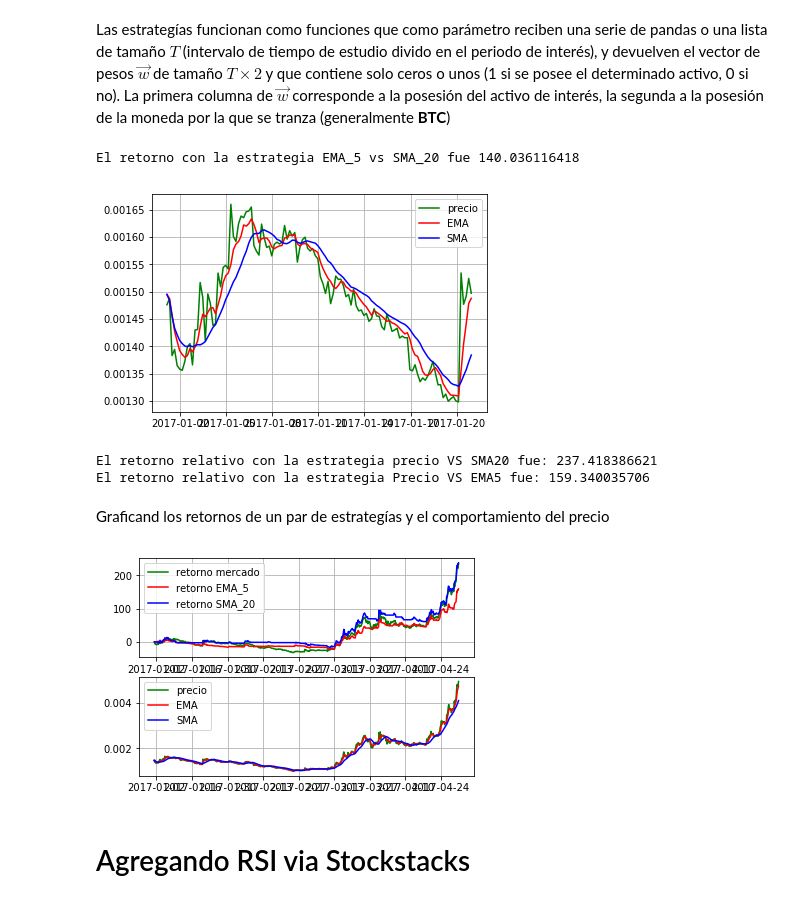
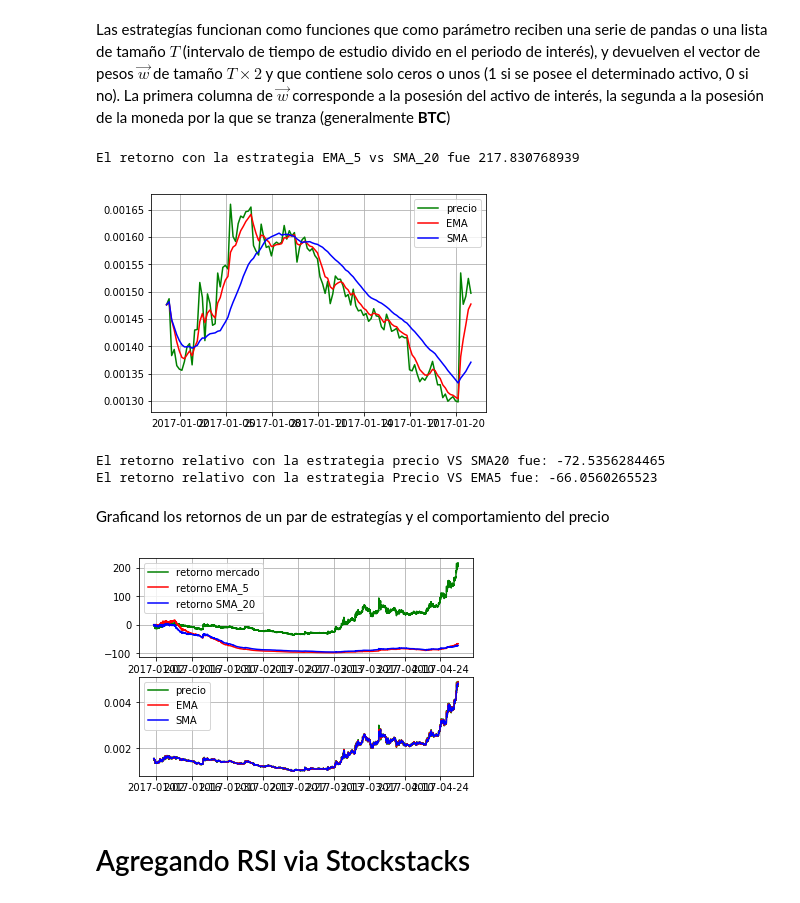
Before and after one commit to ADCryptoSolutions/adcb, a Jupyter notebook: Bot organizado.ipynb, the cells around one changed output. Saved outputs shown, nothing was run; the diff lists cells and outputs as text; code cells hidden in the pictures.

```diff
--- a/Bot organizado.ipynb
+++ b/Bot organizado.ipynb
@@ -31,7 +31,8 @@ df = pd.DataFrame(historyData)
 #  convirtiendo string a float o int
 df["close"] =pd.to_numeric(df['close'])
 df["open"] =pd.to_numeric(df['open'])
-df["low"] =pd.to_numeric(df['high'])
+df["high"] =pd.to_numeric(df['high'])
+df["low"] =pd.to_numeric(df['low'])
 df["volume"] =pd.to_numeric(df['volume'])
 df["date"] = pd.to_datetime(df["date"].apply(ts2string))
 df["weightedAverage"] =pd.to_numeric(df['weightedAverage'])
@@ -51,0 +55,8 @@ df.head()
+# %%
+# distancia entre el precio más alto y el más bajo
+highLow = abs(df["high"]-df["low"])
+# distancia entre el precio de apertura y el de cierre
+openClose = abs(df["open"]-df["close"])
+df["volatile"] = highLow <= 3*openClose
+# en python True y False es igual a 1 y 0, respectivamente.
+df.head()
@@ -107,36 +127,38 @@ def estrategiaEMAvsSMA(serie, smaPeriod=20,emaPeriod=5):
 
     w = pd.DataFrame(data={"w":(dif+1)/2})
 
     w['w'] = w['w'].apply(change5)
 
+    #w["w"] = w["w"]*df["volatile"]
+
     w["orders"] = orders(w["w"])
     w['w'] = w['w'].shift(1)
     w["price"] = serie
 
     plt.plot(df.index[:120],df['close'][:120],'g',label='precio')
     plt.plot(df.index[:120],ema[:120],'r',label='EMA')
     plt.plot(df.index[:120],sma[:120],'b',label='SMA')
     plt.legend(loc='best')
     plt.grid()
 
     return w
 
 
 
-w = estrategiaEMAvsSMA(df['weightedAverage'],13,5)
+w = estrategiaEMAvsSMA(df['close'])
 relativeReturn, vecReturn = profit(w)
 
 #relativeReturn2, vecReturn2 = profit2(w,1.0)
 
 print 'El retorno con la estrategia EMA_5 vs SMA_20 fue %s'%(vecReturn[-1]*100)
 
 w["return1"] = vecReturn
 #print w.loc["2017-06-01 03:00:00":"2017-06-02 07:00:00",["orders","price","btc_balance","coin_balance","balance"]]
 #print w[w["orders"]!="WAIT"][["orders","balance","btc_balance","coin_balance","price"]][:15]
 #print w[["orders","w","return1","price"]][:15]
 # %% [output]
-El retorno con la estrategia EMA_5 vs SMA_20 fue 140.036116418
+El retorno con la estrategia EMA_5 vs SMA_20 fue 217.830768939
-[figure, old version]
+[figure, new version]
 # %%
 from strategy2 import pricevsEMA, pricevsSMA, EMAvsEMA
 
@@ -153,8 +175,8 @@ relativeReturn3,v3 = profit(w3)
 print 'El retorno relativo con la estrategia precio VS SMA20 fue: %s'%(relativeReturn3*100)
 print 'El retorno relativo con la estrategia Precio VS EMA5 fue: %s'%(relativeReturn2*100)
 # %% [output]
-El retorno relativo con la estrategia precio VS SMA20 fue: 237.418386621
-El retorno relativo con la estrategia Precio VS EMA5 fue: 159.340035706
+El retorno relativo con la estrategia precio VS SMA20 fue: -72.5356284465
+El retorno relativo con la estrategia Precio VS EMA5 fue: -66.0560265523
 # %% [markdown]
 Graficand los retornos de un par de estrategías y el comportamiento del precio
 # %%
@@ -177,7 +199,7 @@ plt.plot(df.index,sma,'b',label='SMA')
 plt.legend(loc='best')
 plt.grid()
 # %% [output]
-[figure, old version]
+[figure, new version]
 # %% [markdown]
 # Agregando RSI via Stockstacks
 # %% [markdown]
```
Also changed, not shown: parts of 7 cells of this notebook, 7 other files.
